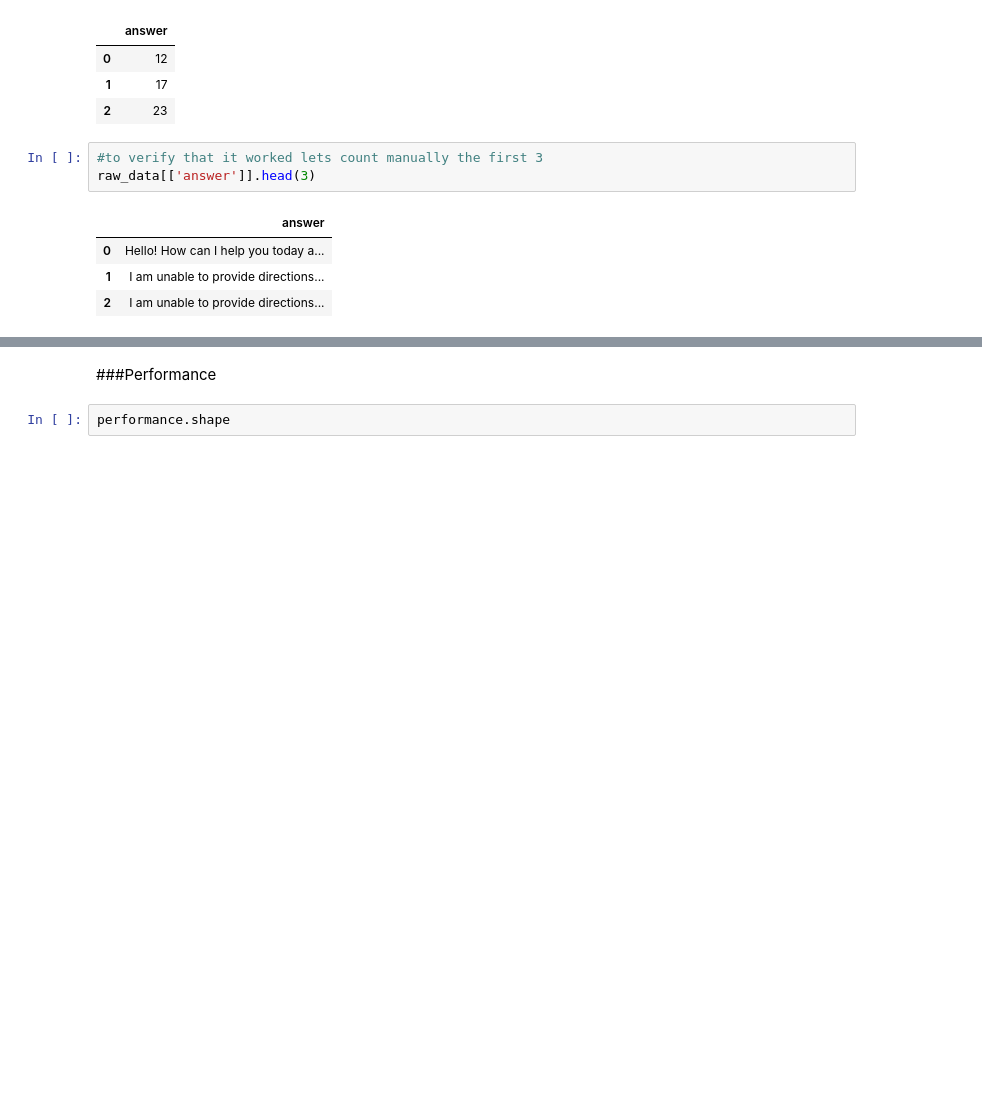
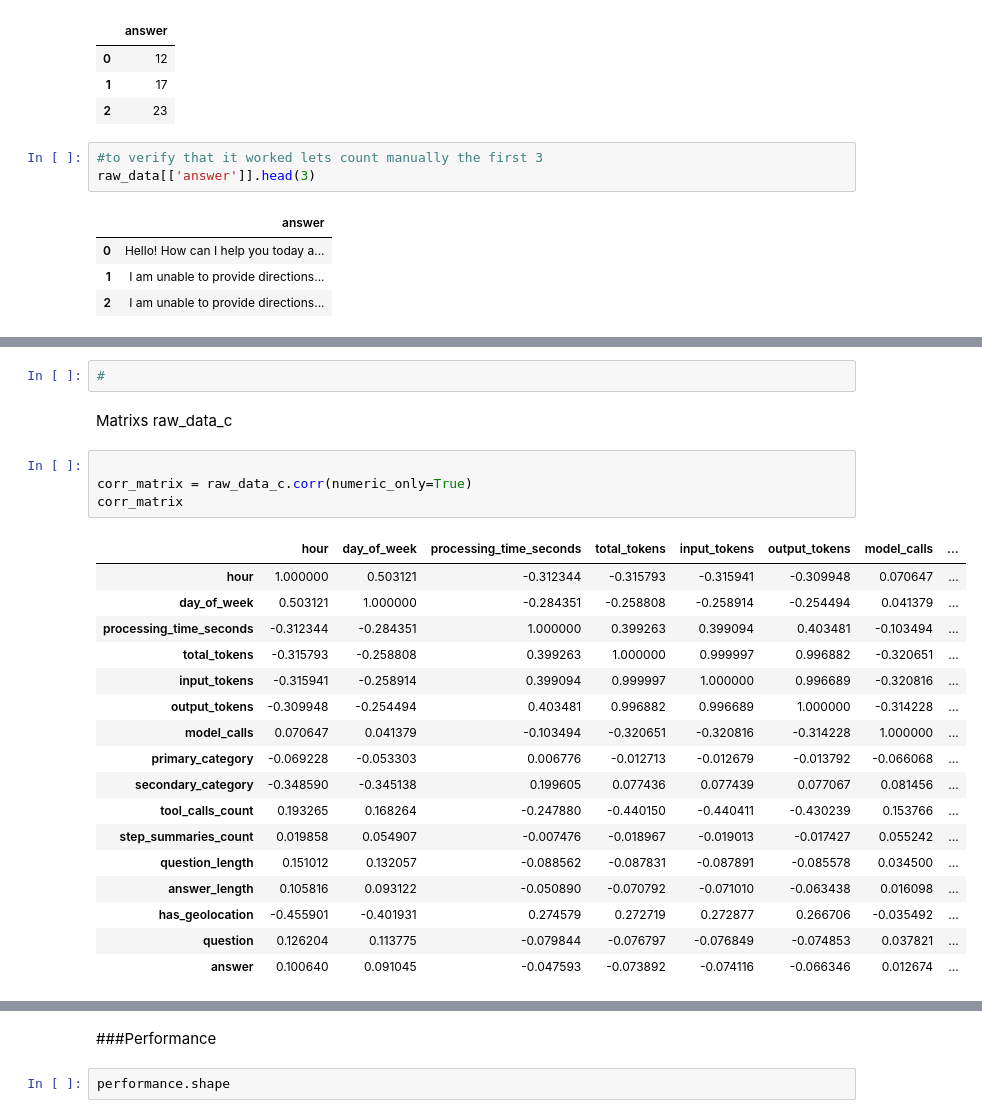
Before and after one commit to JuanReyesAn/Data-Science-Portfolio-C21, a Jupyter notebook: Sunny_Chatbot.ipynb, the cells around one changed output, grey strips where cells are left out. Cells and saved outputs as stored; diff of their text form; blank space fills up the shorter version.

```diff
--- a/Sunny_Chatbot.ipynb
+++ b/Sunny_Chatbot.ipynb
@@ -510,0 +562,26 @@ plt.show()
+# %%
+#
+# %% [markdown]
+Matrixs raw_data_c
+# %%
+
+corr_matrix = raw_data_c.corr(numeric_only=True)
+corr_matrix
+# %% [output]
+|  | hour | day_of_week | processing_time_seconds | total_tokens | input_tokens | output_tokens | model_calls | ... |
+| hour | 1.000000 | 0.503121 | -0.312344 | -0.315793 | -0.315941 | -0.309948 | 0.070647 | ... |
+| day_of_week | 0.503121 | 1.000000 | -0.284351 | -0.258808 | -0.258914 | -0.254494 | 0.041379 | ... |
+| processing_time_seconds | -0.312344 | -0.284351 | 1.000000 | 0.399263 | 0.399094 | 0.403481 | -0.103494 | ... |
+| total_tokens | -0.315793 | -0.258808 | 0.399263 | 1.000000 | 0.999997 | 0.996882 | -0.320651 | ... |
+| input_tokens | -0.315941 | -0.258914 | 0.399094 | 0.999997 | 1.000000 | 0.996689 | -0.320816 | ... |
+| output_tokens | -0.309948 | -0.254494 | 0.403481 | 0.996882 | 0.996689 | 1.000000 | -0.314228 | ... |
+| model_calls | 0.070647 | 0.041379 | -0.103494 | -0.320651 | -0.320816 | -0.314228 | 1.000000 | ... |
+| primary_category | -0.069228 | -0.053303 | 0.006776 | -0.012713 | -0.012679 | -0.013792 | -0.066068 | ... |
+| secondary_category | -0.348590 | -0.345138 | 0.199605 | 0.077436 | 0.077439 | 0.077067 | 0.081456 | ... |
+| tool_calls_count | 0.193265 | 0.168264 | -0.247880 | -0.440150 | -0.440411 | -0.430239 | 0.153766 | ... |
+| step_summaries_count | 0.019858 | 0.054907 | -0.007476 | -0.018967 | -0.019013 | -0.017427 | 0.055242 | ... |
+| question_length | 0.151012 | 0.132057 | -0.088562 | -0.087831 | -0.087891 | -0.085578 | 0.034500 | ... |
+| answer_length | 0.105816 | 0.093122 | -0.050890 | -0.070792 | -0.071010 | -0.063438 | 0.016098 | ... |
+| has_geolocation | -0.455901 | -0.401931 | 0.274579 | 0.272719 | 0.272877 | 0.266706 | -0.035492 | ... |
+| question | 0.126204 | 0.113775 | -0.079844 | -0.076797 | -0.076849 | -0.074853 | 0.037821 | ... |
+| answer | 0.100640 | 0.091045 | -0.047593 | -0.073892 | -0.074116 | -0.066346 | 0.012674 | ... |
```
Also changed, not shown: parts of 19 cells of this notebook.
